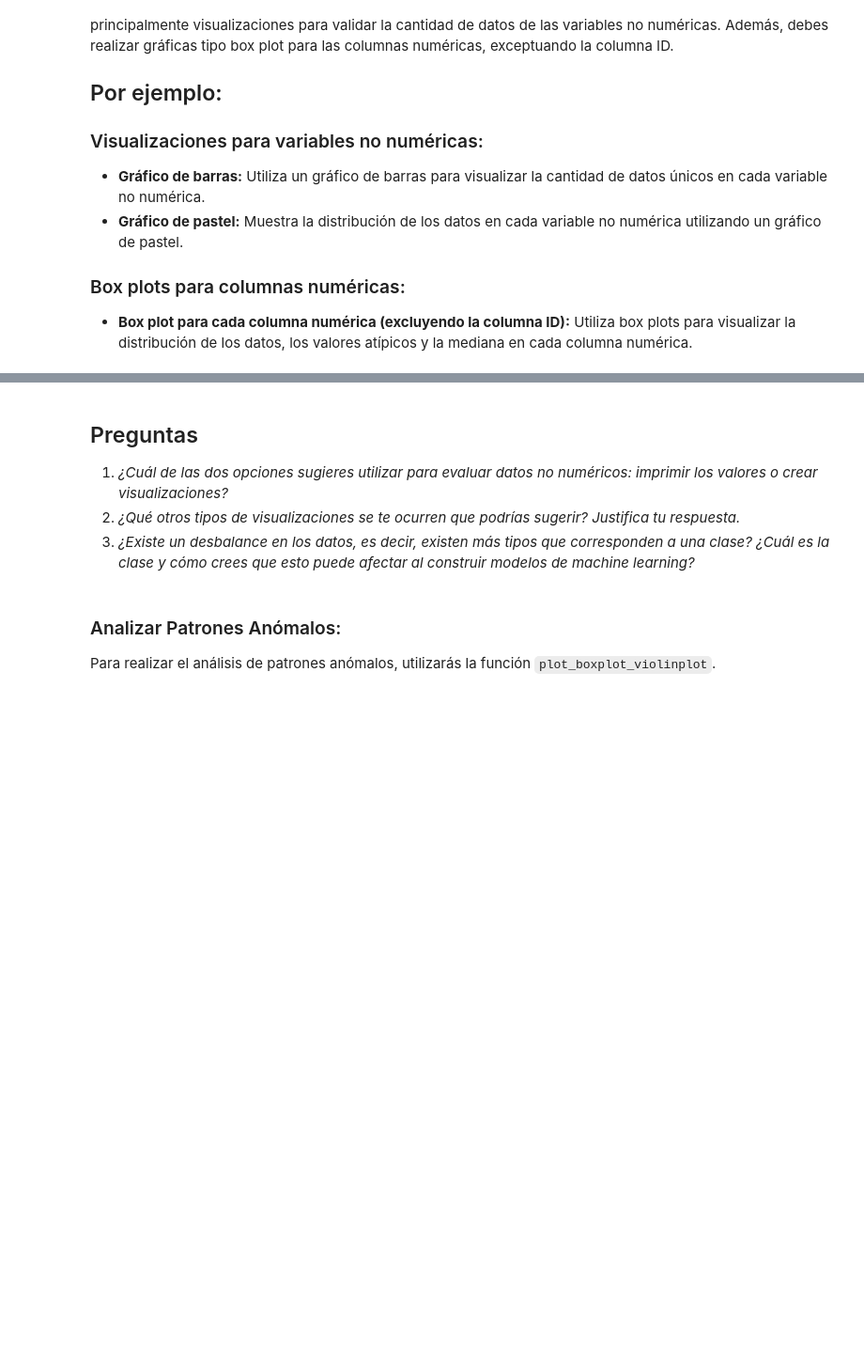
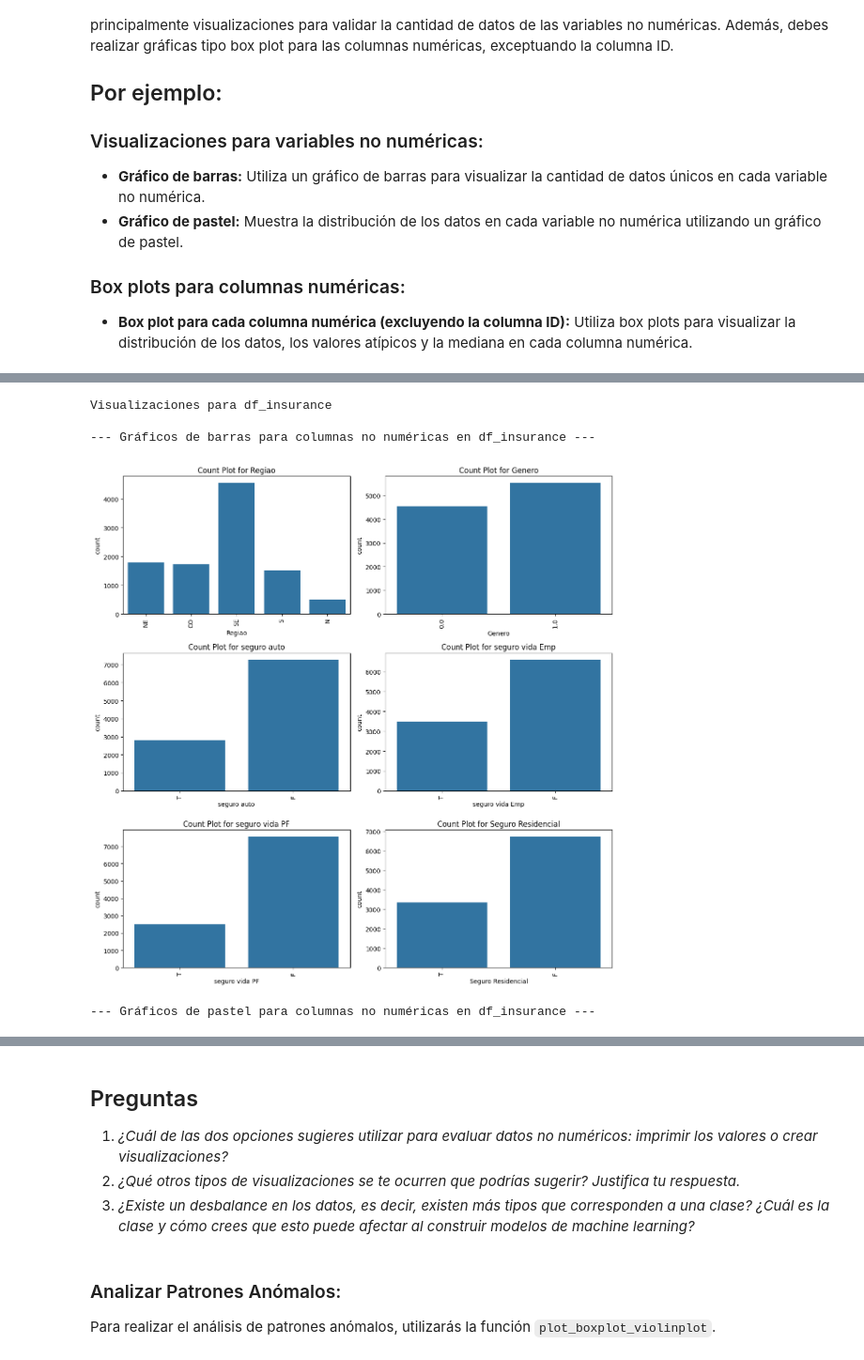
Before and after one commit to ma-carrasco/python-b2-proyecto-final-miguelangel-carrascohernandez, a Jupyter notebook: python-b2-proyecto-final-miguelangel-carrascohernandez.ipynb, the cells around one changed output, grey strips where cells are left out. Shown at 94% size. Saved outputs shown, nothing was run; the diff lists cells and outputs as text; code cells hidden in the pictures; blank space fills up the shorter version.

```diff
--- a/python-b2-proyecto-final-miguelangel-carrascohernandez.ipynb
+++ b/python-b2-proyecto-final-miguelangel-carrascohernandez.ipynb
@@ -835,0 +1124,80 @@ Esta es una sección libre en la que podrás crear diferentes visualizaciones de
+# %%
+import matplotlib.pyplot as plt
+import seaborn as sns
+
+def plot_count_plots(df_base, columnas):
+    """
+    Plot count plots for specified columns.
+
+    Parameters:
+    df_base (pandas.DataFrame): The DataFrame containing the data.
+    columnas (list): A list of column names to plot.
+
+    Returns:
+    None
+    """
+    # Determine the number of rows and columns for subplots
+    num_plots = len(columnas)
+    num_rows = (num_plots + 1) // 2  # Ensure there's at least one row
+    num_cols = min(2, num_plots)  # Maximum of 2 columns
+
+    # Create subplots
+    fig, axes = plt.subplots(num_rows, num_cols, figsize=(12, 12))
+
+    # Flatten axes if necessary
+    if num_plots == 1:
+        axes = [axes]
+    else:
+        axes = axes.flatten()
+
+    # Iterate through each column
+    for columna, ax in zip(columnas, axes):
+        # Plot count plot
+        sns.countplot(x=columna, data=df_base, ax=ax)
+        ax.set_title(f'Count Plot for {columna}')  # Add title
+        ax.tick_params(axis='x', rotation=90)  # Rotate x-axis labels
+
+    # Adjust layout
+    plt.tight_layout()
+    plt.show()
+
+# Visualizaciones para df_insurance
+print("Visualizaciones para df_insurance")
+
+# Non-numeric columns for df_insurance (including Genero due to binary nature)
+insurance_non_numeric_cols = [
+    'Regiao', 'Genero', 'seguro auto',
+    'seguro vida Emp', 'seguro vida PF', 'Seguro Residencial'
+]
+
+# Numeric columns for df_insurance (excluding ID and Genero)
+insurance_numeric_cols = ['Idade', 'Renda']
+
+# Bar plots for non-numeric columns
+print("\n--- Gráficos de barras para columnas no numéricas en df_insurance ---")
+plot_count_plots(df_insurance, insurance_non_numeric_cols)
+
+# Pie charts for non-numeric columns
+print("\n--- Gráficos de pastel para columnas no numéricas en df_insurance ---")
+for col in insurance_non_numeric_cols:
+    plt.figure(figsize=(6, 6))
+    df_insurance[col].value_counts().plot.pie(autopct='%1.1f%%', startangle=90, cmap='cividis')
+    plt.title(f'Distribución de {col}')
+    plt.ylabel('') # Hide the default 'count' label
+    plt.show()
+
+# Box plots for numeric columns
+print("\n--- Box plots para columnas numéricas en df_insurance ---")
+for col in insurance_numeric_cols:
+    plt.figure(figsize=(8, 6))
+    sns.boxplot(y=df_insurance[col])
+    plt.title(f'Box plot de {col}')
+    plt.ylabel(col)
+    plt.grid(True, linestyle='--', alpha=0.7)
+    plt.show()
+# %% [output]
+Visualizaciones para df_insurance
+
+--- Gráficos de barras para columnas no numéricas en df_insurance ---
+[figure, added]
+--- Gráficos de pastel para columnas no numéricas en df_insurance ---
```
Also changed, not shown: parts of 40 cells of this notebook.
